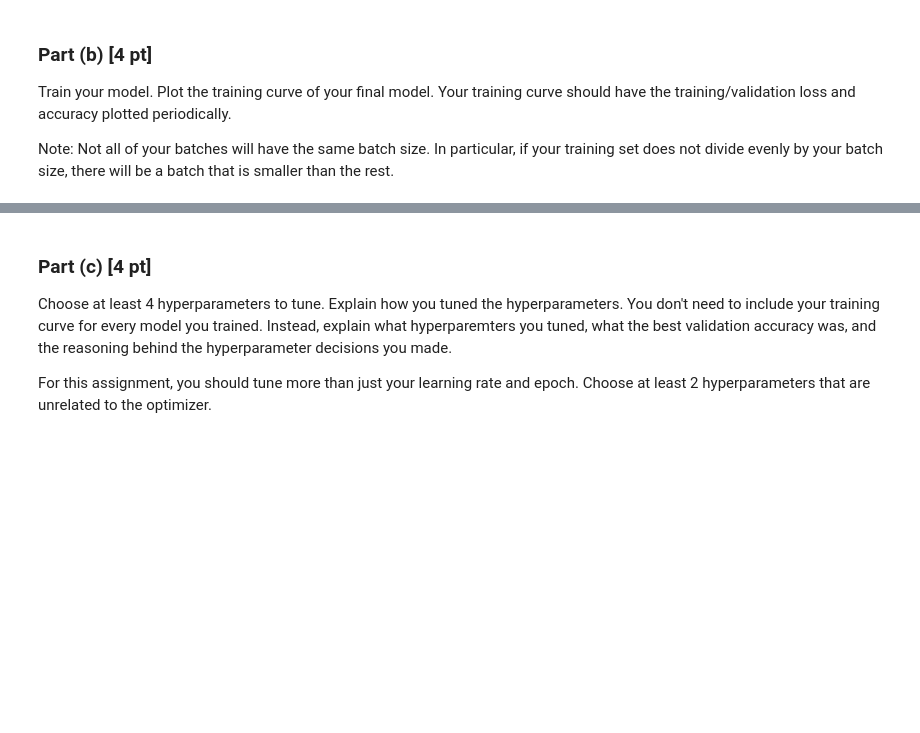
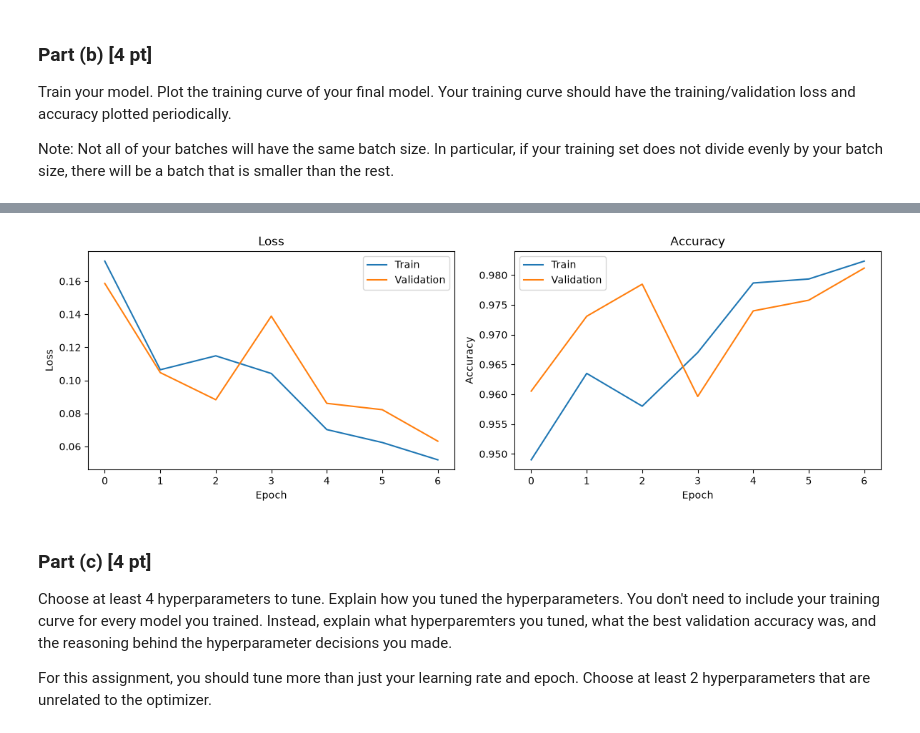
Before and after one commit to Ibrahim925/aps360-labs, a Jupyter notebook: Lab 5/Lab 5 Spam Detection.ipynb, the cells around one changed output, grey strips where cells are left out. Drawn from its saved outputs; the diff is of its cells as text; code cells hidden in the pictures; blank space fills up the shorter version.

```diff
--- a/Lab 5/Lab 5 Spam Detection.ipynb
+++ b/Lab 5/Lab 5 Spam Detection.ipynb
@@ -275,6 +317,16 @@ def get_accuracy(model, data):
     >>> model = MyRNN() # to be defined
     >>> get_accuracy(model, valid) # the variable `valid` is from above
     """
+    model.eval()
+    correct = 0
+    total = 0
+    with torch.no_grad():
+        for sequences, labels in data:
+            output = model(sequences)
+            pred = output.argmax(dim=1)            # class with the higher logit wins
+            correct += (pred == labels.long()).sum().item()
+            total += labels.size(0)
+    return correct / total
 # %% [markdown]
 ### Part (b) [4 pt]
 
@@ -286,3 +338,66 @@ Note: Not all of your batches will have the same batch size.
 In particular, if your training set does not divide evenly by
 your batch size, there will be a batch that is smaller than
 the rest.
+# %%
+import matplotlib.pyplot as plt
+
+def evaluate_loss(model, data, criterion):
+    """Average cross-entropy loss over a whole dataset."""
+    model.eval()
+    total_loss = 0.0
+    total = 0
+    with torch.no_grad():
+        for sequences, labels in data:
+            output = model(sequences)
+            loss = criterion(output, labels.long())
+            total_loss += loss.item() * labels.size(0)   # weight by batch size, last batch is smaller
+            total += labels.size(0)
+    return total_loss / total
+
+def train_model(model, train_loader, val_loader, num_epochs=7,
+                lr=1e-3, weight_decay=0.0, plot=True):
+    criterion = nn.CrossEntropyLoss()
+    optimizer = optim.Adam(model.parameters(), lr=lr, weight_decay=weight_decay)
+
+    train_losses, val_losses = [], []
+    train_accs, val_accs = [], []
+    epochs = []
+
+    for epoch in range(num_epochs):
+        model.train()
+        for sequences, labels in train_loader:
+            optimizer.zero_grad()
+            output = model(sequences)
+            loss = criterion(output, labels.long())
+            loss.backward()
+            optimizer.step()
+
+        # log everything once per epoch so the curve isn't too noisy
+        train_losses.append(evaluate_loss(model, train_loader, criterion))
+        val_losses.append(evaluate_loss(model, val_loader, criterion))
+        train_accs.append(get_accuracy(model, train_loader))
+        val_accs.append(get_accuracy(model, val_loader))
+        epochs.append(epoch)
+        print(f"Epoch {epoch+1:2d}: "
+              f"train_loss={train_losses[-1]:.4f} val_loss={val_losses[-1]:.4f} "
+              f"train_acc={train_accs[-1]:.4f} val_acc={val_accs[-1]:.4f}")
+
+    if plot:
+        fig, (ax1, ax2) = plt.subplots(1, 2, figsize=(12, 4))
+        ax1.plot(epochs, train_losses, label="Train")
+        ax1.plot(epochs, val_losses, label="Validation")
+        ax1.set_title("Loss"); ax1.set_xlabel("Epoch"); ax1.set_ylabel("Loss"); ax1.legend()
+        ax2.plot(epochs, train_accs, label="Train")
+        ax2.plot(epochs, val_accs, label="Validation")
+        ax2.set_title("Accuracy"); ax2.set_xlabel("Epoch"); ax2.set_ylabel("Accuracy"); ax2.legend()
+        plt.tight_layout(); plt.show()
+
+    return model
+
+# fix the seeds so the reported numbers are reproducible
+torch.manual_seed(42)
+np.random.seed(42)
+
+model = SpamRNN(vocab_size, hidden_size=64, num_layers=1, rnn_type="GRU")
+model = train_model(model, train_loader, val_loader, num_epochs=7, lr=1e-3)
+# %% [output]
@@ -289,3 +411,4 @@ the rest.
+[figure, added]
 # %% [markdown]
 ### Part (c) [4 pt]
 
```
Also changed, not shown: parts of 12 cells of this notebook.
